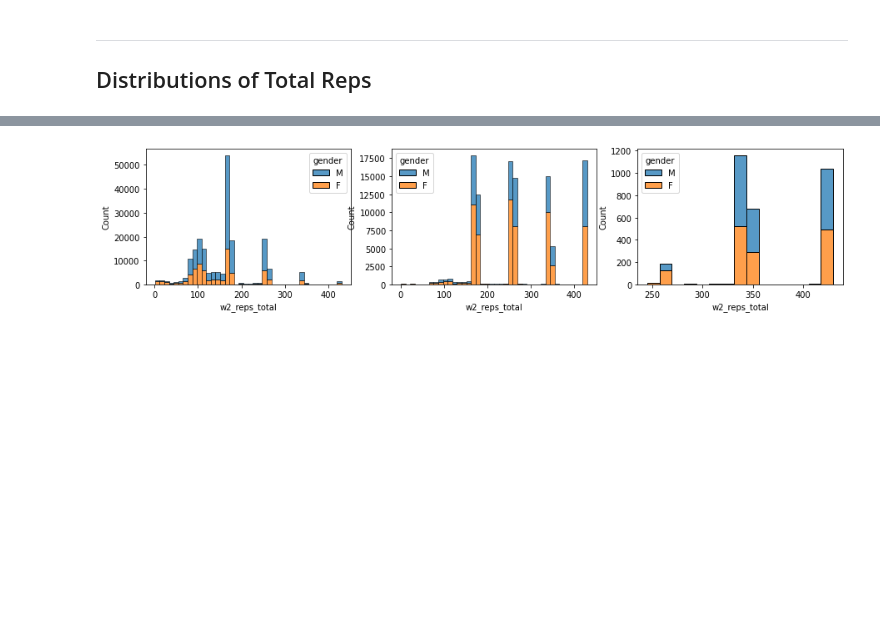
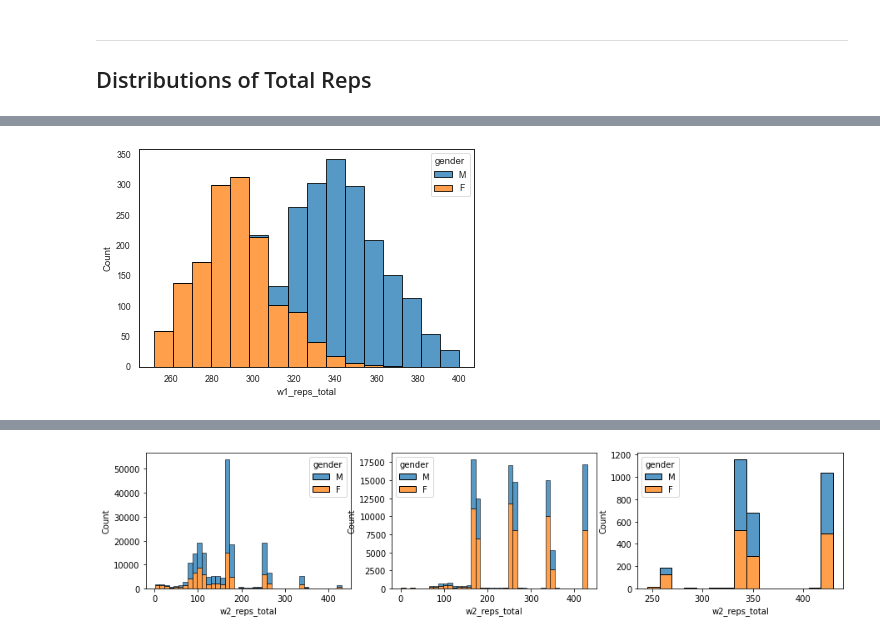
Before and after one commit to malefiz1988/project-crossfit-data, a Jupyter notebook: open_19_EDA_v02.ipynb, the cells around one changed output, grey strips where cells are left out. Cells and saved outputs as stored; diff of their text form; code cells hidden in the pictures; blank space fills up the shorter version.

```diff
--- a/open_19_EDA_v02.ipynb
+++ b/open_19_EDA_v02.ipynb
@@ -163,0 +185,11 @@ sns.histplot(ax=axes[2],data=df_ta[df_ta['overallrank']<=ta_1],x='w1_reps_total'
+# %%
+sns.histplot(
+    data=df_ta[df_ta['overallrank']<=ta_1],
+    x='w1_reps_total',
+    hue='gender',
+    bins=16,
+    multiple='stack',
+    edgecolor='black'
+);
+# %% [output]
+[figure, added]
```
Also changed, not shown: parts of 37 cells of this notebook.
